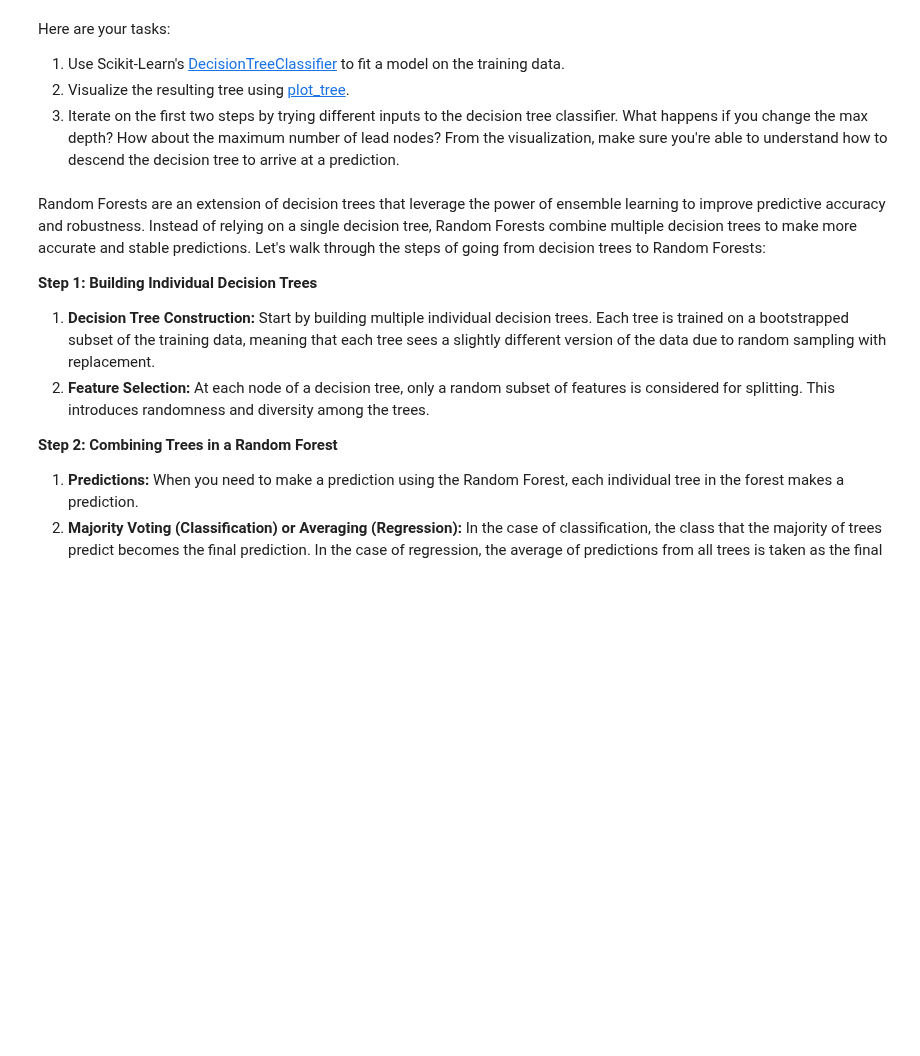
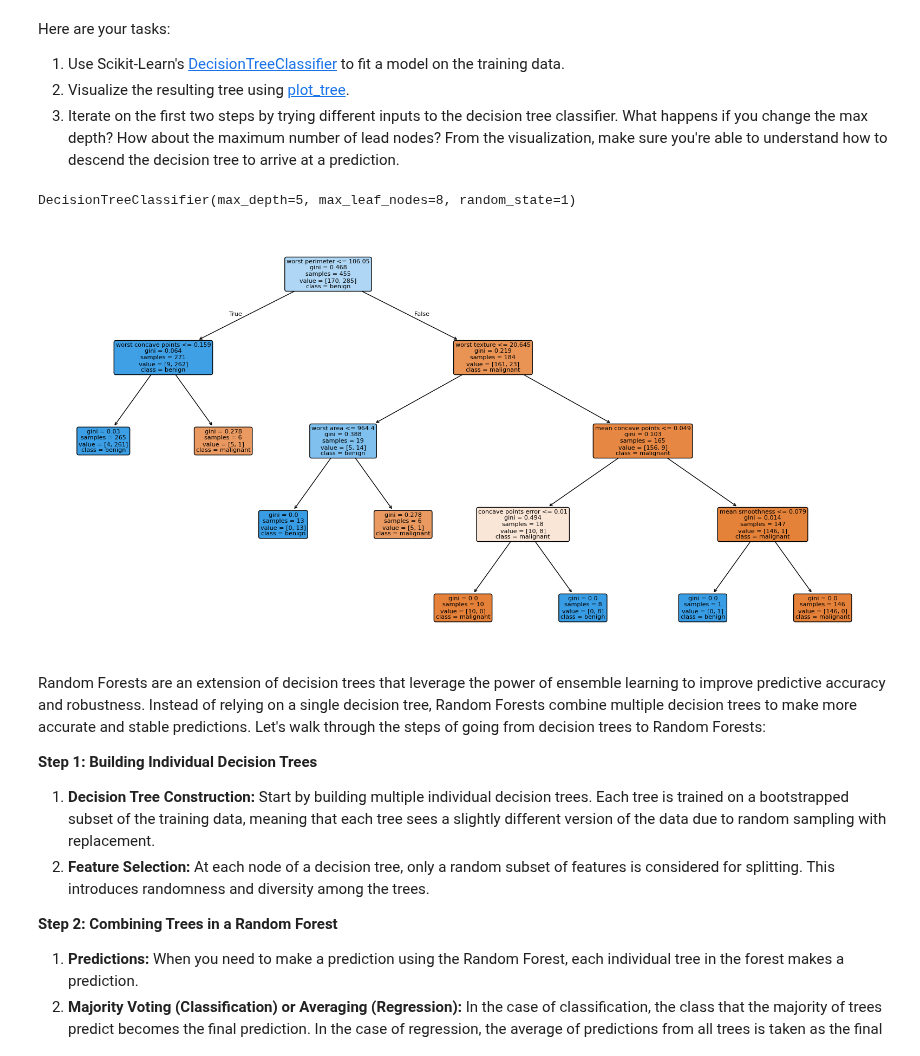
Before and after one commit to Spencer166/First, a Jupyter notebook: Student_MLE_MiniProject_Trees_and_Forests.ipynb, the cells around one changed output. Cells and saved outputs as stored; diff of their text form; code cells hidden in the pictures; blank space fills up the shorter version.

```diff
--- a/Student_MLE_MiniProject_Trees_and_Forests.ipynb
+++ b/Student_MLE_MiniProject_Trees_and_Forests.ipynb
@@ -43,11 +43,11 @@ Here are your tasks:
 3. Display the first five rows of data and make sure everything looks ok. You should have already explored the data a bit in the logistic regression mini-project so there's no need to conduct further EDA.
 # %%
 # Load the Breast Cancer Wisconsin dataset
-data = load_breast_cancer()
-df = pd.DataFrame(data.data, columns=data.feature_names)
+cancer = load_breast_cancer()
+df = pd.DataFrame(cancer.data, columns=cancer.feature_names)
 # %%
 # Split the dataset into training and testing sets
-df['target'] = data.target
+df['target'] = cancer.target
 X = df.drop(columns=['target'])
 y = df['target']
 X_train, X_test, y_train, y_test = train_test_split(
@@ -103,3 +103,7 @@ Here are your tasks:
 3. Iterate on the first two steps by trying different inputs to the decision tree classifier. What happens if you change the max depth? How about the maximum number of lead nodes? From the visualization, make sure you're able to understand how to descend the decision tree to arrive at a prediction.
 # %%
 # Create a Decision Tree model
+dt_model = DecisionTreeClassifier(random_state=1, max_depth=5, max_leaf_nodes=8)
+dt_model.fit(X_train, y_train)
+# %% [output]
+DecisionTreeClassifier(max_depth=5, max_leaf_nodes=8, random_state=1)
@@ -108,3 +110,17 @@ Here are your tasks:
+# %%
+# Visualize the Decision Tree
+plt.figure(figsize=(20,10))
+plot_tree(
+    dt_model,
+    feature_names=X.columns,
+    class_names=['malignant', 'benign'],
+    filled=True,
+    rounded=True,
+    fontsize=8
+)
+plt.show()
+# %% [output]
+[figure, added]
 # %% [markdown]
 Random Forests are an extension of decision trees that leverage the power of ensemble learning to improve predictive accuracy and robustness. Instead of relying on a single decision tree, Random Forests combine multiple decision trees to make more accurate and stable predictions. Let's walk through the steps of going from decision trees to Random Forests:
 
```
Also changed, not shown: parts of 1 cell of this notebook.
